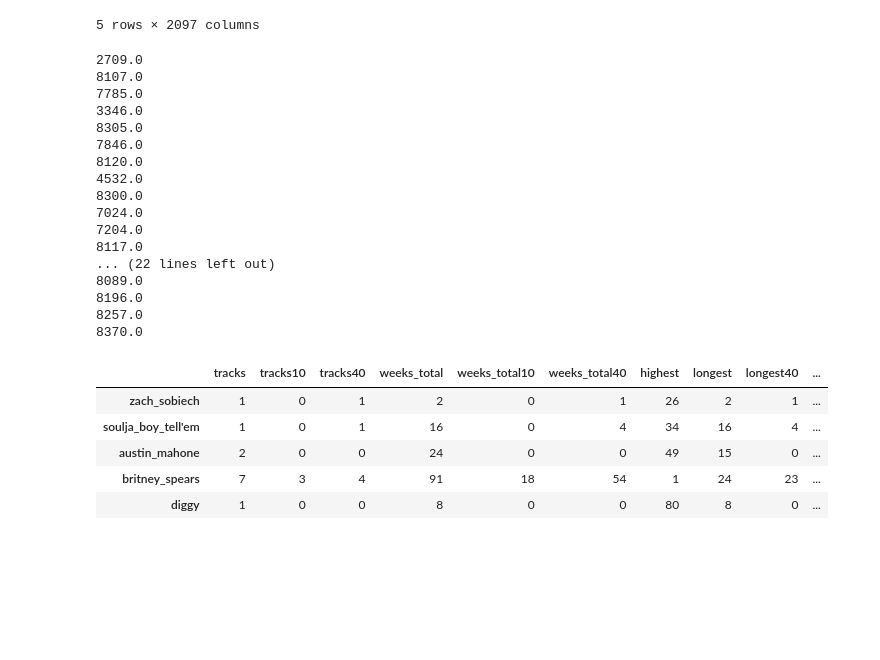
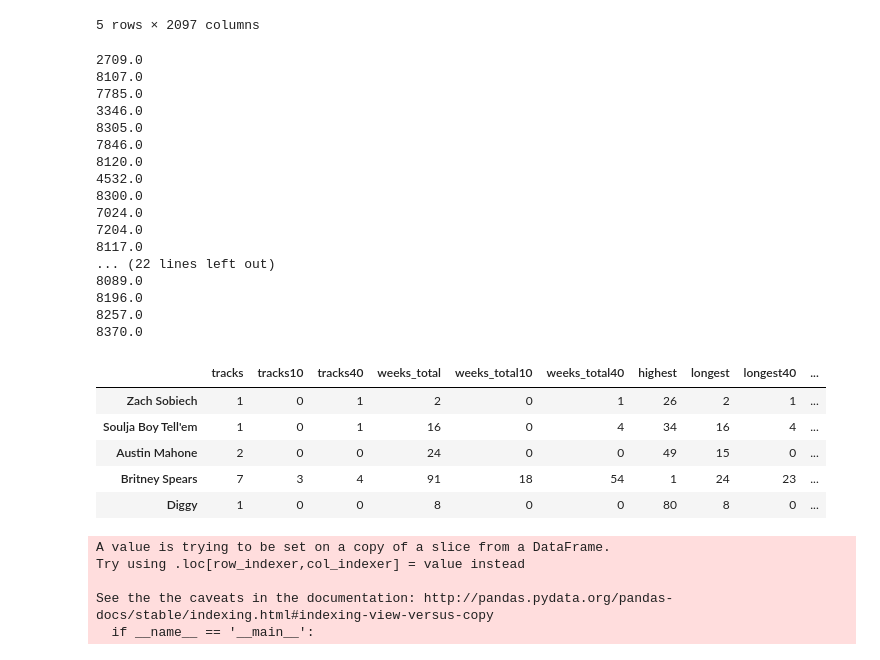
Before and after one commit to trxw/CDIPS_PandoraTeam, a Jupyter notebook: analysis.ipynb, the cells around one changed output. Cells and saved outputs as stored; diff of their text form; code cells hidden in the pictures; blank space fills up the shorter version.

```diff
--- a/analysis.ipynb
+++ b/analysis.ipynb
@@ -292,9 +292,9 @@ for i,artist in artists[pd.notnull(artists.mbz_id)].iterrows():
     #concerts_by_week[artist['mbz_id']] = weeks
     #concerts_by_year[artist['mbz_id']] = years
     #concerts_by_month[artist['mbz_id']] = months
-    concerts_by_week[artist['artist_name_underscore']] = weeks
-    concerts_by_year[artist['artist_name_underscore']] = years
-    concerts_by_month[artist['artist_name_underscore']] = months
+    concerts_by_week[artist['artist_name_clean']] = weeks
+    concerts_by_year[artist['artist_name_clean']] = years
+    concerts_by_month[artist['artist_name_clean']] = months
 
 concerts_by_week = concerts_by_week.fillna(0)
 concerts_by_year = concerts_by_year.fillna(0)
@@ -337,9 +337,9 @@ for i,artist in artists[ artists.artist_name_underscore.isin(
     weeks = weeks.reindex(w_rng)
     years = years.reindex(y_rng)
 
-    wiki_by_week[artist['artist_name_underscore']] = weeks
-    wiki_by_year[artist['artist_name_underscore']] = years
-    wiki_by_month[artist['artist_name_underscore']] = months
+    wiki_by_week[artist['artist_name_clean']] = weeks
+    wiki_by_year[artist['artist_name_clean']] = years
+    wiki_by_month[artist['artist_name_clean']] = months
 
 wiki_by_week = wiki_by_week.fillna(0)
 wiki_by_year = wiki_by_year.fillna(0)
@@ -406,7 +406,7 @@ for i,artist in artists[pd.notnull(artists.billboard_artist_id)].iterrows():
                        'highest','longest','longest40','longest10',
                         'first_entered','last_entered','peak_date',
                        'first_track_idx','last_track_idx','highest_track_idx','longest_track_idx'],
-                     index=[artist.artist_name_underscore])
+                     index=[artist.artist_name_clean])
     billboard_artist_stats = billboard_artist_stats.append(df)
 
 billboard_artist_stats_original = billboard_artist_stats
@@ -438,6 +445,7 @@ maxdate = pd.to_datetime(bill_main.date).max()
 
 billboard_by_week = pd.DataFrame()
 billboard_track_stats = pd.DataFrame()
+billboard_by_week_long = pd.DataFrame()
 
 g = bill_main.groupby(['track','artist_standardized'])
 groups = g.groups
@@ -466,6 +474,15 @@ for key in groups.keys():
         # save as column in a dataframe
         billboard_by_week[billboard_id] = weeks
 
+        df = pd.DataFrame(weeks)
+        df.columns = ['rank']
+        df['date'] = df.index
+        df['artist'] = artist
+        df['track'] = track
+        df['track_id'] = track
+        df['artist_id'] = artist_id
+        billboard_by_week_long.append(df)
+
         # lifespan on chart
         span = len(track_series)
         span10 = len(track_series[track_series['rank']<11])
@@ -562,36 +579,36 @@ for i,artist in artists[pd.notnull(artists.billboard_artist_id)].iterrows():
                           columns=
                           ['tracks','tracks10','tracks40','weeks_total','weeks_total10','weeks_total40',
                            'highest','longest','longest40','longest10',
                             'first_entered','last_entered','peak_date',
                            'first_track_idx','last_track_idx','highest_track_idx','longest_track_idx'],
-                         index=[artist.artist_name_underscore])
+                         index=[artist.artist_name_clean])
         billboard_artist_stats = billboard_artist_stats.append(df)
     except:
         print artist.billboard_artist_id
 
 billboard_artist_stats_consistent = billboard_artist_stats
 billboard_artist_stats.head()
 # %% [output]
 2709.0
 8107.0
 7785.0
 3346.0
 8305.0
 7846.0
 8120.0
 4532.0
 8300.0
 7024.0
 7204.0
 8117.0
 ... (22 lines left out)
 8089.0
 8196.0
 8257.0
 8370.0
 |  | tracks | tracks10 | tracks40 | weeks_total | weeks_total10 | weeks_total40 | highest | longest | longest40 | ... |
-| zach_sobiech | 1 | 0 | 1 | 2 | 0 | 1 | 26 | 2 | 1 | ... |
-| soulja_boy_tell'em | 1 | 0 | 1 | 16 | 0 | 4 | 34 | 16 | 4 | ... |
-| austin_mahone | 2 | 0 | 0 | 24 | 0 | 0 | 49 | 15 | 0 | ... |
-| britney_spears | 7 | 3 | 4 | 91 | 18 | 54 | 1 | 24 | 23 | ... |
-| diggy | 1 | 0 | 0 | 8 | 0 | 0 | 80 | 8 | 0 | ... |
+| Zach Sobiech | 1 | 0 | 1 | 2 | 0 | 1 | 26 | 2 | 1 | ... |
+| Soulja Boy Tell'em | 1 | 0 | 1 | 16 | 0 | 4 | 34 | 16 | 4 | ... |
+| Austin Mahone | 2 | 0 | 0 | 24 | 0 | 0 | 49 | 15 | 0 | ... |
+| Britney Spears | 7 | 3 | 4 | 91 | 18 | 54 | 1 | 24 | 23 | ... |
+| Diggy | 1 | 0 | 0 | 8 | 0 | 0 | 80 | 8 | 0 | ... |
@@ -597,0 +618,8 @@ billboard_artist_stats.head()
+# %%
+bill2010['artist_name_clean'] = bill2010.artist_standardized.apply(cleanName)
+# %% [output]
+A value is trying to be set on a copy of a slice from a DataFrame.
+Try using .loc[row_indexer,col_indexer] = value instead
+
+See the the caveats in the documentation: http://pandas.pydata.org/pandas-docs/stable/indexing.html#indexing-view-versus-copy
+  if __name__ == '__main__':
```
Also changed, not shown: parts of 29 cells of this notebook.
